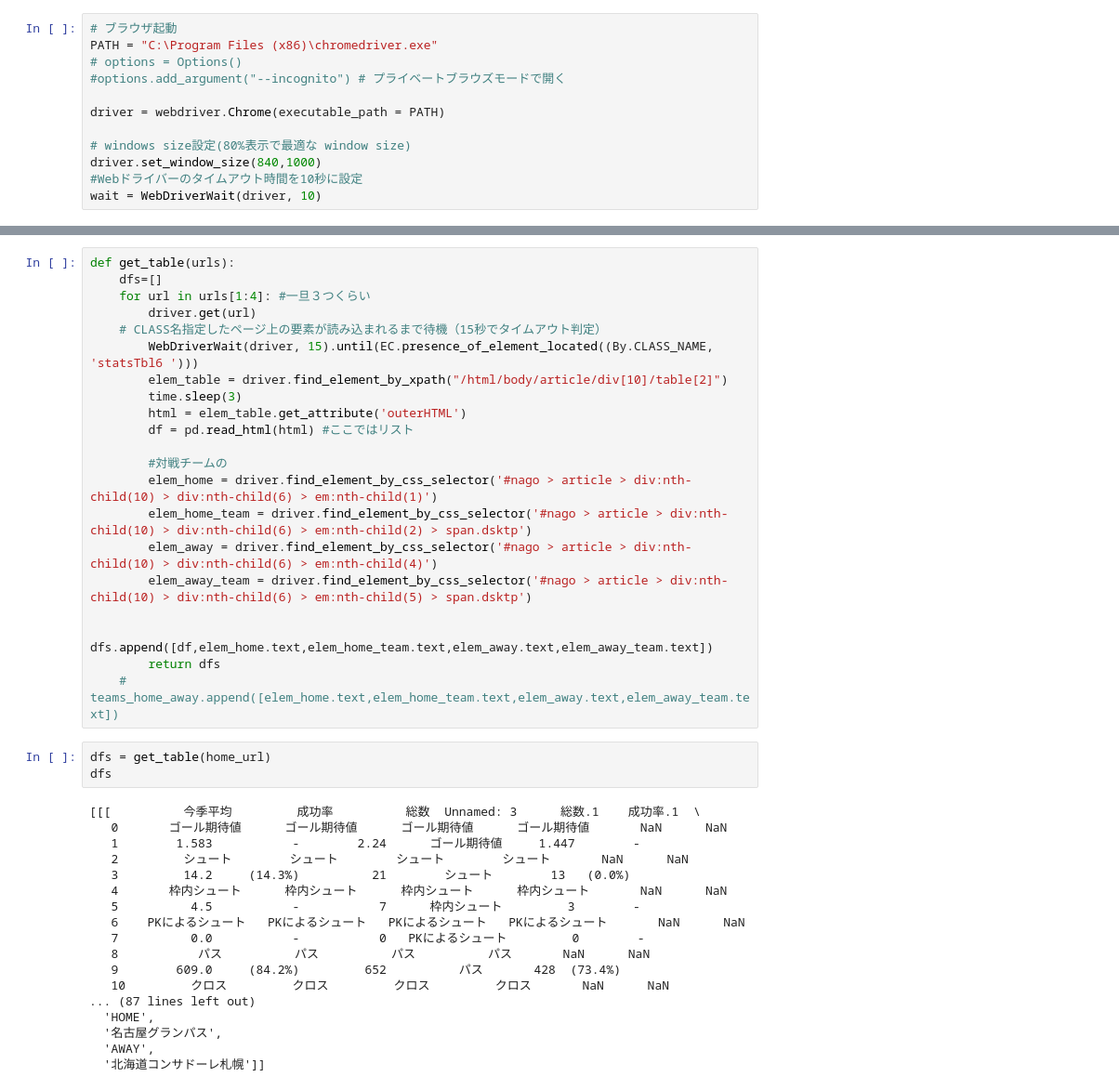
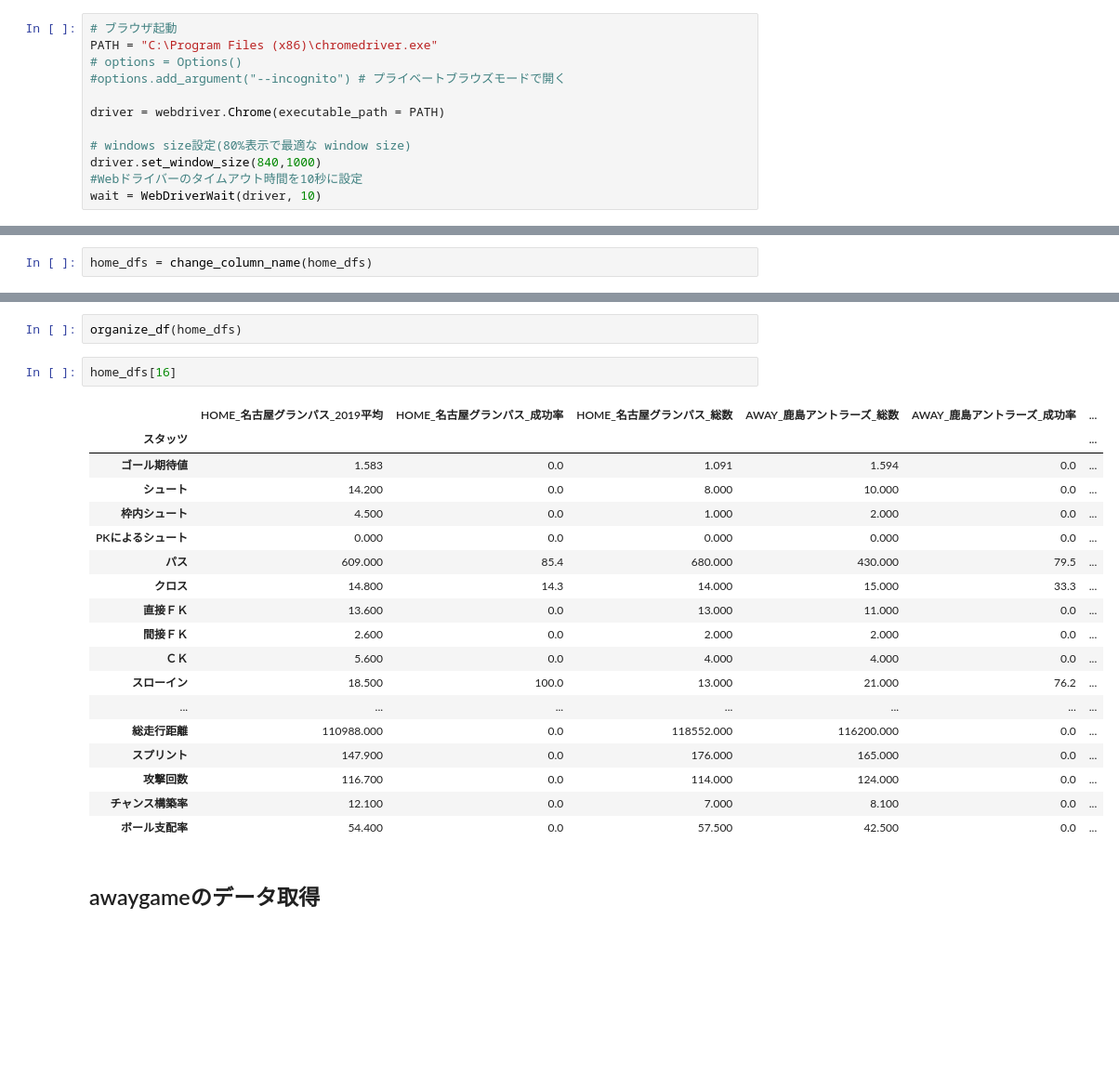
Before and after one commit to Natsuka-Hashizume/football, a Jupyter notebook: football_homegame.ipynb, the cells around one changed output, grey strips where cells are left out. Shown at 93% size. Saved outputs shown, nothing was run; the diff lists cells and outputs as text; blank space fills up the shorter version.

```diff
--- a/football_homegame.ipynb
+++ b/football_homegame.ipynb
@@ -85,0 +155,2 @@ wait = WebDriverWait(driver, 10)
+# %%
+home_dfs = change_column_name(home_dfs)
@@ -123,42 +200,25 @@ def organizw_df(dfs):
-# %%
-def get_table(urls):
-    dfs=[]
-    for url in urls[1:4]: #一旦３つくらい
-        driver.get(url)
-    # CLASS名指定したページ上の要素が読み込まれるまで待機（15秒でタイムアウト判定）
-        WebDriverWait(driver, 15).until(EC.presence_of_element_located((By.CLASS_NAME, 'statsTbl6 ')))
-        elem_table = driver.find_element_by_xpath("/html/body/article/div[10]/table[2]")
-        time.sleep(3)
-        html = elem_table.get_attribute('outerHTML')
-        df = pd.read_html(html) #ここではリスト
-
-        #対戦チームの
-        elem_home = driver.find_element_by_css_selector('#nago > article > div:nth-child(10) > div:nth-child(6) > em:nth-child(1)')
-        elem_home_team = driver.find_element_by_css_selector('#nago > article > div:nth-child(10) > div:nth-child(6) > em:nth-child(2) > span.dsktp')
-        elem_away = driver.find_element_by_css_selector('#nago > article > div:nth-child(10) > div:nth-child(6) > em:nth-child(4)')
-        elem_away_team = driver.find_element_by_css_selector('#nago > article > div:nth-child(10) > div:nth-child(6) > em:nth-child(5) > span.dsktp')
-
-        dfs.append([df,elem_home.text,elem_home_team.text,elem_away.text,elem_away_team.text])
-        return dfs
-    # teams_home_away.append([elem_home.text,elem_home_team.text,elem_away.text,elem_away_team.text])
-# %%
-dfs = get_table(home_url)
-dfs
-# %% [output]
-[[[          今季平均         成功率          総数  Unnamed: 3      総数.1    成功率.1  \
-   0       ゴール期待値      ゴール期待値      ゴール期待値      ゴール期待値       NaN      NaN
-   1        1.583           -        2.24      ゴール期待値     1.447        -
-   2         シュート        シュート        シュート        シュート       NaN      NaN
-   3         14.2     (14.3%)          21        シュート        13   (0.0%)
-   4       枠内シュート      枠内シュート      枠内シュート      枠内シュート       NaN      NaN
-   5          4.5           -           7      枠内シュート         3        -
-   6    PKによるシュート   PKによるシュート   PKによるシュート   PKによるシュート       NaN      NaN
-   7          0.0           -           0   PKによるシュート         0        -
-   8           パス          パス          パス          パス       NaN      NaN
-   9        609.0     (84.2%)         652          パス       428  (73.4%)
-   10         クロス         クロス         クロス         クロス       NaN      NaN
-... (87 lines left out)
-  'HOME',
-  '名古屋グランパス',
-  'AWAY',
-  '北海道コンサドーレ札幌']]
+# %%
+organize_df(home_dfs)
+# %%
+home_dfs[16]
+# %% [output]
+|  | HOME_名古屋グランパス_2019平均 | HOME_名古屋グランパス_成功率 | HOME_名古屋グランパス_総数 | AWAY_鹿島アントラーズ_総数 | AWAY_鹿島アントラーズ_成功率 | ... |
+| スタッツ |  |  |  |  |  | ... |
+| ゴール期待値 | 1.583 | 0.0 | 1.091 | 1.594 | 0.0 | ... |
+| シュート | 14.200 | 0.0 | 8.000 | 10.000 | 0.0 | ... |
+| 枠内シュート | 4.500 | 0.0 | 1.000 | 2.000 | 0.0 | ... |
+| PKによるシュート | 0.000 | 0.0 | 0.000 | 0.000 | 0.0 | ... |
+| パス | 609.000 | 85.4 | 680.000 | 430.000 | 79.5 | ... |
+| クロス | 14.800 | 14.3 | 14.000 | 15.000 | 33.3 | ... |
+| 直接ＦＫ | 13.600 | 0.0 | 13.000 | 11.000 | 0.0 | ... |
+| 間接ＦＫ | 2.600 | 0.0 | 2.000 | 2.000 | 0.0 | ... |
+| ＣＫ | 5.600 | 0.0 | 4.000 | 4.000 | 0.0 | ... |
+| スローイン | 18.500 | 100.0 | 13.000 | 21.000 | 76.2 | ... |
+| ... | ... | ... | ... | ... | ... | ... |
+| 総走行距離 | 110988.000 | 0.0 | 118552.000 | 116200.000 | 0.0 | ... |
+| スプリント | 147.900 | 0.0 | 176.000 | 165.000 | 0.0 | ... |
+| 攻撃回数 | 116.700 | 0.0 | 114.000 | 124.000 | 0.0 | ... |
+| チャンス構築率 | 12.100 | 0.0 | 7.000 | 8.100 | 0.0 | ... |
+| ボール支配率 | 54.400 | 0.0 | 57.500 | 42.500 | 0.0 | ... |
+# %% [markdown]
+## awaygameのデータ取得
```
Also changed, not shown: parts of 30 cells of this notebook.
